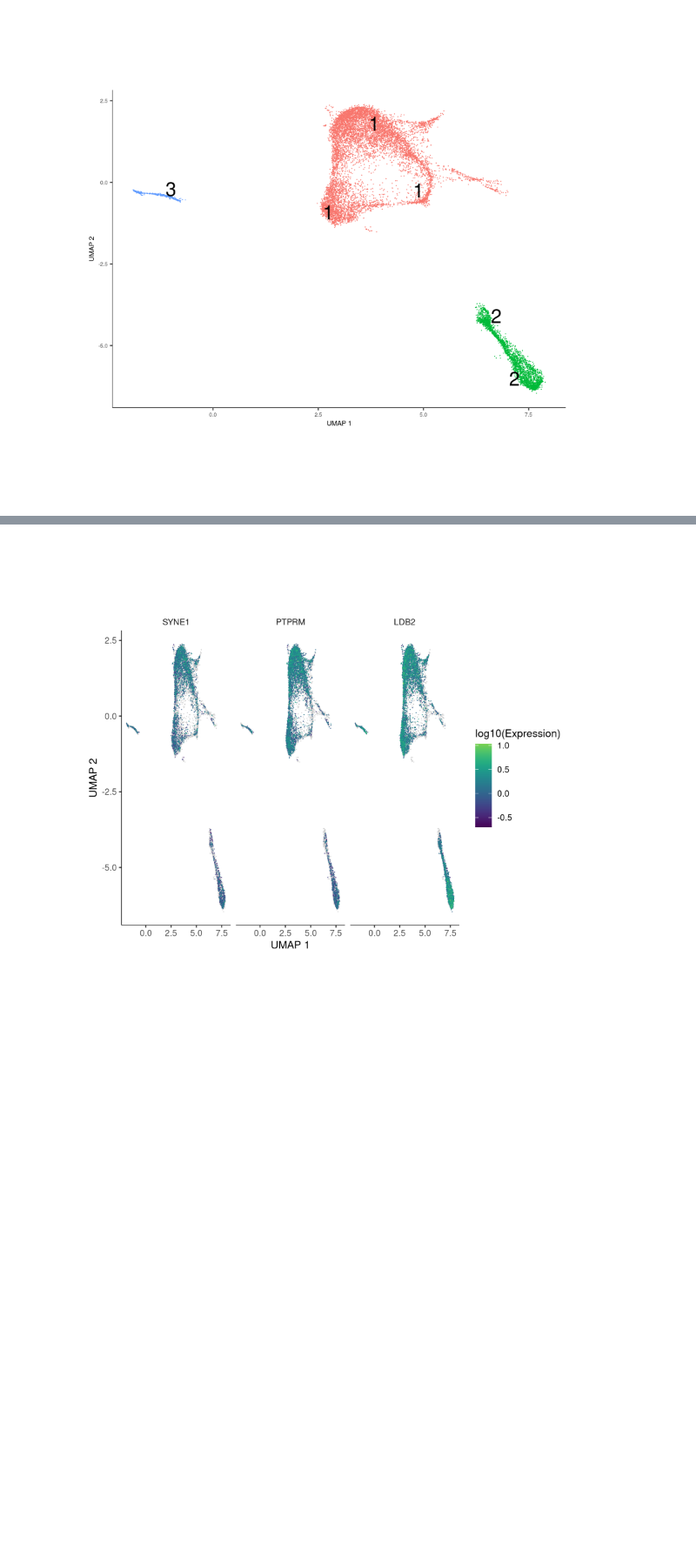
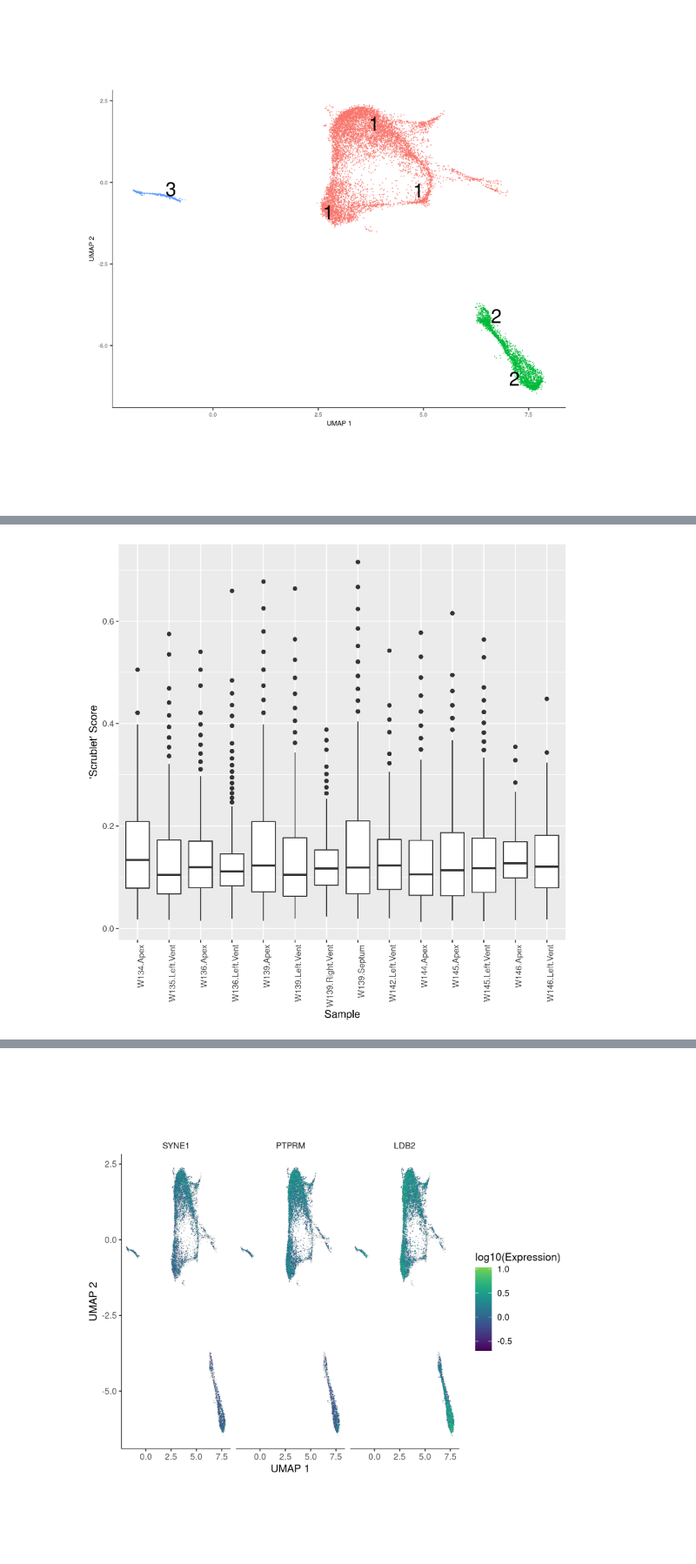
Before and after one commit to Daread/CSE512_David_Read_HW2, a Jupyter notebook: David_Read_CSE512_HW2.ipynb, the cells around one changed output, grey strips where cells are left out. Shown: that part at 87% size. Cells and saved outputs as stored; diff of their text form; code cells hidden in the pictures; blank space fills up the shorter version.

```diff
--- a/David_Read_CSE512_HW2.ipynb
+++ b/David_Read_CSE512_HW2.ipynb
@@ -23,0 +46,5 @@ grid::grid.raster(img)
+# %%
+img <- readPNG("Endoth_only_scrublet_score_by_sample.png")
+grid::grid.raster(img)
+# %% [output]
+[figure, added]
```
Also changed, not shown: parts of 11 cells of this notebook.
